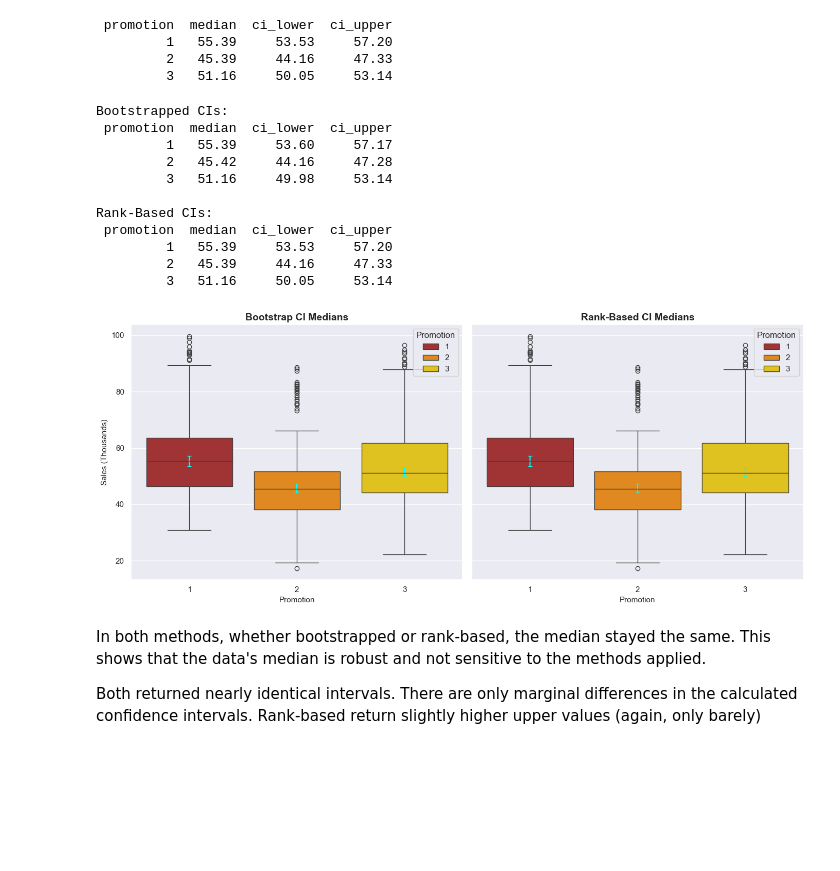
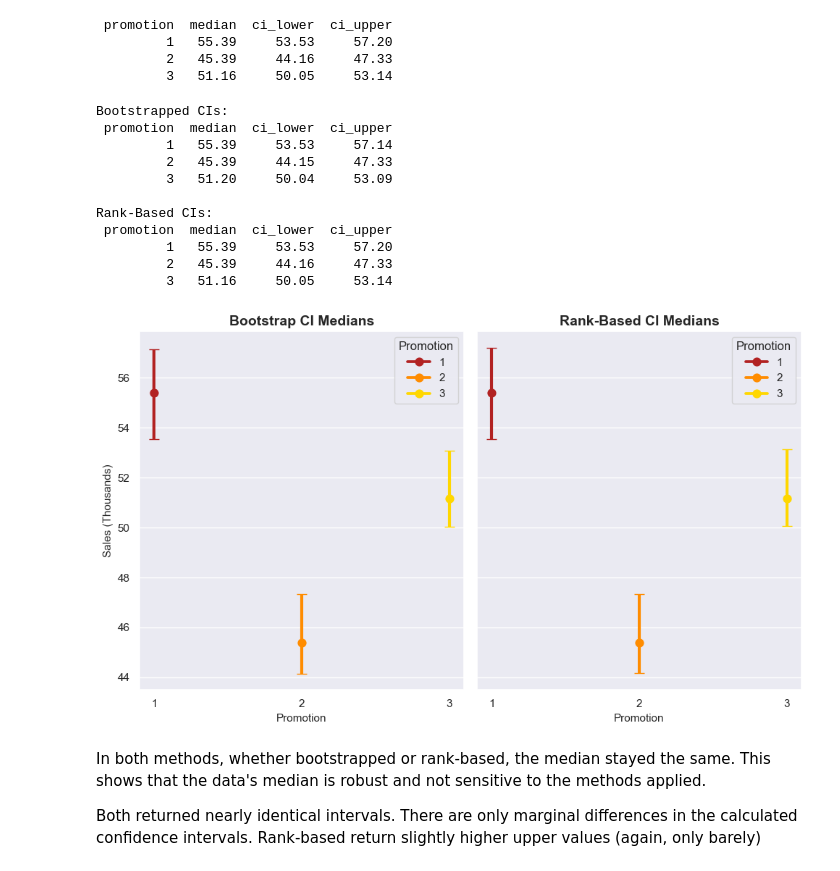
Before and after one commit to giddygarcia/ab-testing, a Jupyter notebook: fast-food.ipynb, the cells around one changed output. Drawn from its saved outputs; the diff is of its cells as text; code cells hidden in the pictures; blank space fills up the shorter version.

Commit message:
Shift to interval plots, and weeks to use matplotlib

```diff
--- a/fast-food.ipynb
+++ b/fast-food.ipynb
@@ -534,19 +576,2 @@ print(df_bootstrap.to_string(index=False))
 # %% [markdown]
 ##### Visualizing Medians & CIs
-# %%
-sns.boxplot(
-    df, x="Promotion", hue="Promotion", y="SalesInThousands", palette=trio_palette
-)
-
-for i, row in df_bootstrap.iterrows():
-    median = row["median"]
-    lower = row["ci_lower"]
-    upper = row["ci_upper"]
-
-    yerr = [[median - lower], [upper - median]]
-    plt.errorbar(i, median, yerr=yerr, fmt="none", color="aqua", capsize=3)
-
-plt.title("Sales by Promotion with Bootstrap CIs")
-plt.ylabel("Sales (Thousands)")
-plt.xlabel("Promotion")
-plt.legend().remove()
@@ -606,16 +667,18 @@ print(df_rank_ci.to_string(index=False))
          2   45.39     44.16     47.33
          3   51.16     50.05     53.14
 # %%
-fig, axes = plt.subplots(1, 2, figsize=(14, 6), sharey=True)
+fig, axes = plt.subplots(1, 2, figsize=(10, 6), sharey=True)
 
 # 1. Bootstrapped plot
-sns.boxplot(
+sns.pointplot(
     df,
     x="Promotion",
     hue="Promotion",
     y="SalesInThousands",
     palette=trio_palette,
-    ax=axes[0],
+    estimator=np.median,
+    errorbar=None,
+    ax=axes[0]
 )
 
 for i, row in df_bootstrap.iterrows():
@@ -624,53 +687,55 @@ for i, row in df_bootstrap.iterrows():
     upper = row["ci_upper"]
 
     yerr = [[median - lower], [upper - median]]
-    axes[0].errorbar(i, median, yerr=yerr, fmt="none", color="aqua", capsize=3)
+    axes[0].errorbar(i, median, yerr=yerr, fmt="none", color=trio_palette[i], capsize=5, linewidth=3)
 
 axes[0].set_title("Bootstrap CI Medians")
 axes[0].set_ylabel("Sales (Thousands)")
 axes[0].set_xlabel("Promotion")
 
 # 2. Rank-based CI plot
-sns.boxplot(
+sns.pointplot(
     df,
     x="Promotion",
     hue="Promotion",
     y="SalesInThousands",
     palette=trio_palette,
+    estimator=np.median,
+    errorbar=None,
     ax=axes[1],
 )
 
 for i, row in df_rank_ci.iterrows():
     median = row["median"]
     lower = row["ci_lower"]
     upper = row["ci_upper"]
     yerr = [[median - lower], [upper - median]]
-    plt.errorbar(i, median, yerr=yerr, fmt="none", color="aqua", capsize=3)
+    plt.errorbar(i, median, yerr=yerr, fmt="none", color=trio_palette[i], capsize=5, linewidth=3)
 
 axes[1].set_title("Rank-Based CI Medians")
 axes[1].set_ylabel("Sales (Thousands)")
 axes[1].set_xlabel("Promotion")
-
-plt.tight_layout()
 
 print("Bootstrapped CIs:")
 print(df_bootstrap.to_string(index=False))
 
 print("\nRank-Based CIs:")
 print(df_rank_ci.to_string(index=False))
+
+plt.tight_layout()
 # %% [output]
 Bootstrapped CIs:
  promotion  median  ci_lower  ci_upper
-         1   55.39     53.60     57.17
-         2   45.42     44.16     47.28
-         3   51.16     49.98     53.14
+         1   55.39     53.53     57.14
+         2   45.39     44.15     47.33
+         3   51.20     50.04     53.09
 
 Rank-Based CIs:
  promotion  median  ci_lower  ci_upper
          1   55.39     53.53     57.20
          2   45.39     44.16     47.33
          3   51.16     50.05     53.14
-[figure, old version]
+[figure, new version]
 # %% [markdown]
 In both methods, whether bootstrapped or rank-based, the median stayed the same. This shows that the data's median is robust and not sensitive to the methods applied.
 
```
Also changed, not shown: parts of 21 cells of this notebook.
